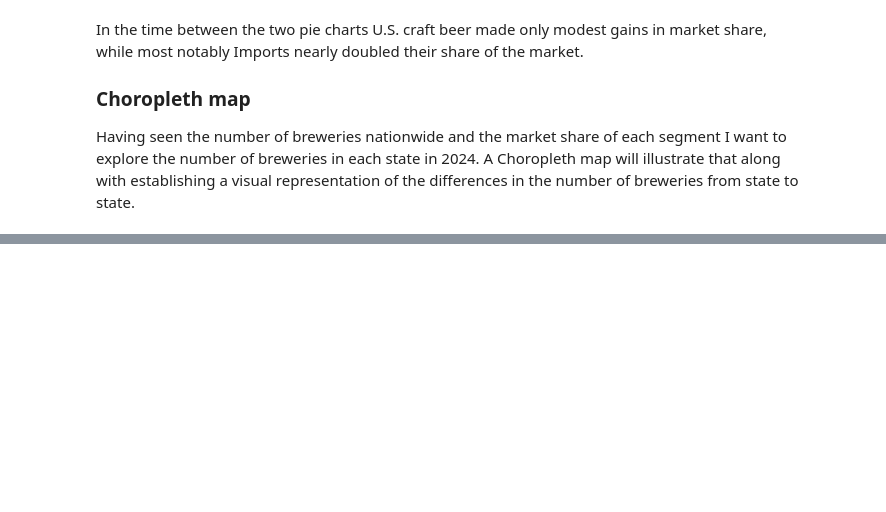
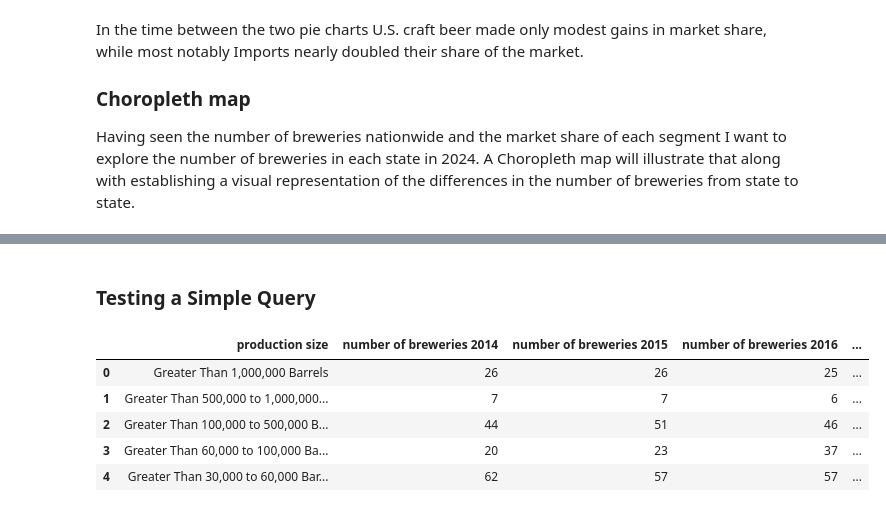
Before and after one commit to miramontron/us_beer_production, a Jupyter notebook: notebooks/us_beer_production.ipynb, the cells around one changed output, grey strips where cells are left out. Cells and saved outputs as stored; diff of their text form; code cells hidden in the pictures; blank space fills up the shorter version.

```diff
--- a/notebooks/us_beer_production.ipynb
+++ b/notebooks/us_beer_production.ipynb
@@ -530,0 +559,3 @@ fig.show()
+# %%
+connection = sqlite3.connect('../data/breweries.db')
+print('Connected: ', connection)
@@ -530,0 +587,11 @@ fig.show()
+# %% [markdown]
+### Testing a Simple Query
+# %%
+pd.read_sql("SELECT * FROM brewery_scale LIMIT 5;", connection)
+# %% [output]
+|  | production size | number of breweries 2014 | number of breweries 2015 | number of breweries 2016 | ... |
+| 0 | Greater Than 1,000,000 Barrels | 26 | 26 | 25 | ... |
+| 1 | Greater Than 500,000 to 1,000,000... | 7 | 7 | 6 | ... |
+| 2 | Greater Than 100,000 to 500,000 B... | 44 | 51 | 46 | ... |
+| 3 | Greater Than 60,000 to 100,000 Ba... | 20 | 23 | 37 | ... |
+| 4 | Greater Than 30,000 to 60,000 Bar... | 62 | 57 | 57 | ... |
```
Also changed, not shown: parts of 16 cells of this notebook, 2 other files.
